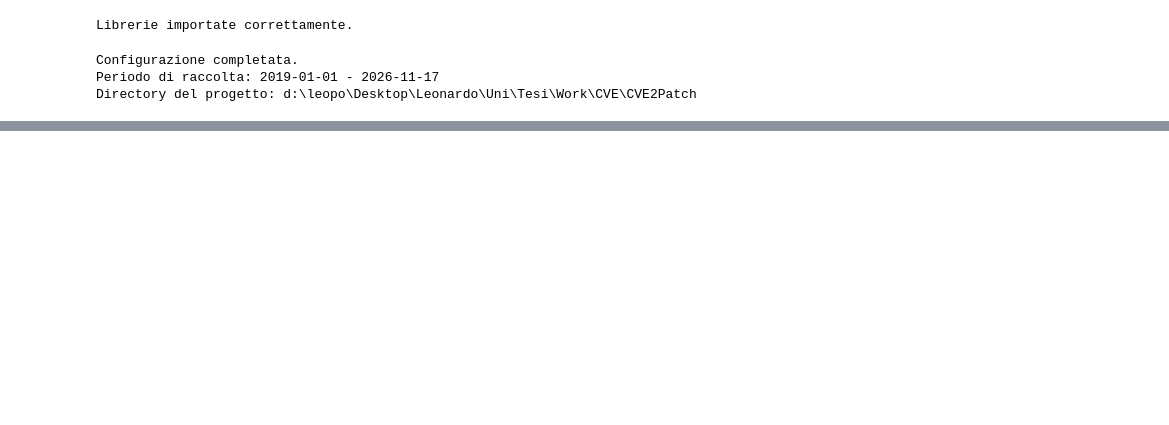
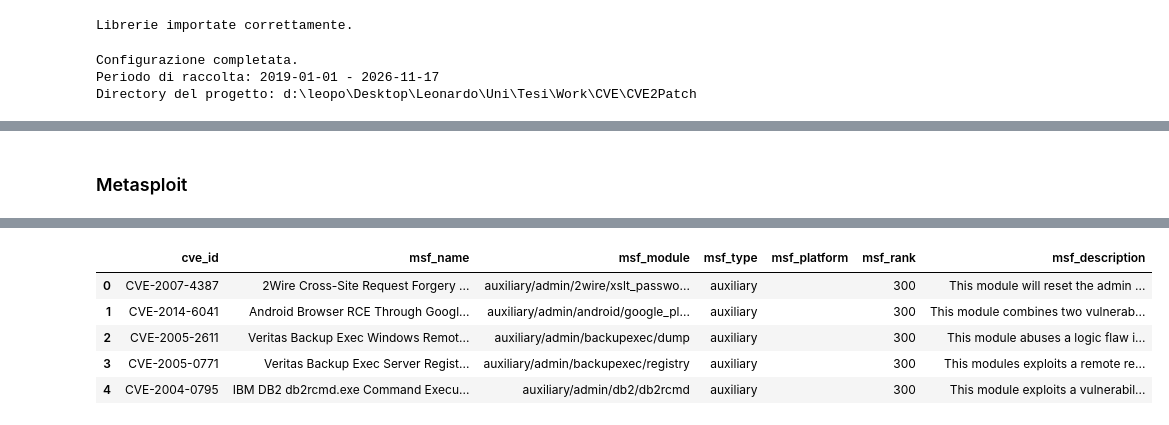
Before and after one commit to kuro1999/Work, a Jupyter notebook: CVE/cve.ipynb, the cells around one changed output, grey strips where cells are left out. Drawn from its saved outputs; the diff is of its cells as text; code cells hidden in the pictures; blank space fills up the shorter version.

```diff
--- a/CVE/cve.ipynb
+++ b/CVE/cve.ipynb
@@ -119,0 +335,74 @@ print(f"\nRaccolta completata: {total_cves} CVE")
+# %% [markdown]
+### Metasploit
+# %%
+# Cella 6: Acquisizione dati Metasploit
+
+MSF_URL = (
+    "https://raw.githubusercontent.com/rapid7/"
+    "metasploit-framework/master/db/modules_metadata_base.json"
+)
+
+msf_file = RAW_DIR / "metasploit_metadata.json"
+
+# Download con caching locale
+if not msf_file.exists():
+    response = requests.get(MSF_URL, timeout=120)
+    response.raise_for_status()
+    msf_file.write_bytes(response.content)
+
+msf_data = json.loads(
+    msf_file.read_text(encoding="utf-8")
+)
+
+msf_records = []
+
+for module in msf_data.values():
+
+    references = module.get("references", [])
+
+    cve_ids = set(re.findall(
+        r"CVE-\d{4}-\d{4,}",
+        json.dumps(references).upper()
+    ))
+
+    for cve_id in sorted(cve_ids):
+
+        msf_records.append({
+            "cve_id": cve_id,
+            "msf_name": module.get("name"),
+            "msf_module": module.get("fullname"),
+            "msf_type": module.get("type"),
+            "msf_platform": module.get("platform"),
+            "msf_rank": module.get("rank"),
+            "msf_description": module.get("description")
+        })
+
+df_msf = pd.DataFrame(msf_records).drop_duplicates()
+
+df_msf.to_csv(
+    PROCESSED_DIR / "metasploit.csv", index=False
+)
+
+# Moduli classificati come exploit
+df_msf_exploits = df_msf[
+    df_msf["msf_type"] == "exploit"
+].copy()
+
+# Incrocio con le candidate
+msf_matches = df_candidates[
+    df_candidates["cve_id"].isin(df_msf_exploits["cve_id"])
+]
+
+# Possibili CVE da recuperare
+msf_recovery = df_unknown[
+    df_unknown["cve_id"].isin(df_msf_exploits["cve_id"])
+]
+
+print(f"Moduli Metasploit: {len(msf_data)}")
+print(f"CVE uniche: {df_msf['cve_id'].nunique()}")
+print(f"CVE associate a exploit: {df_msf_exploits['cve_id'].nunique()}")
+print(f"Corrispondenze con candidate: {len(msf_matches)}")
+print(f"Possibili CVE da recuperare: {len(msf_recovery)}")
+
+display(df_msf.head())
+# %% [output]
@@ -119,0 +414,6 @@ print(f"\nRaccolta completata: {total_cves} CVE")
+|  | cve_id | msf_name | msf_module | msf_type | msf_platform | msf_rank | msf_description |
+| 0 | CVE-2007-4387 | 2Wire Cross-Site Request Forgery ... | auxiliary/admin/2wire/xslt_passwo... | auxiliary |  | 300 | This module will reset the admin ... |
+| 1 | CVE-2014-6041 | Android Browser RCE Through Googl... | auxiliary/admin/android/google_pl... | auxiliary |  | 300 | This module combines two vulnerab... |
+| 2 | CVE-2005-2611 | Veritas Backup Exec Windows Remot... | auxiliary/admin/backupexec/dump | auxiliary |  | 300 | This module abuses a logic flaw i... |
+| 3 | CVE-2005-0771 | Veritas Backup Exec Server Regist... | auxiliary/admin/backupexec/registry | auxiliary |  | 300 | This modules exploits a remote re... |
+| 4 | CVE-2004-0795 | IBM DB2 db2rcmd.exe Command Execu... | auxiliary/admin/db2/db2rcmd | auxiliary |  | 300 | This module exploits a vulnerabil... |
```
Also changed, not shown: parts of 11 cells of this notebook.
